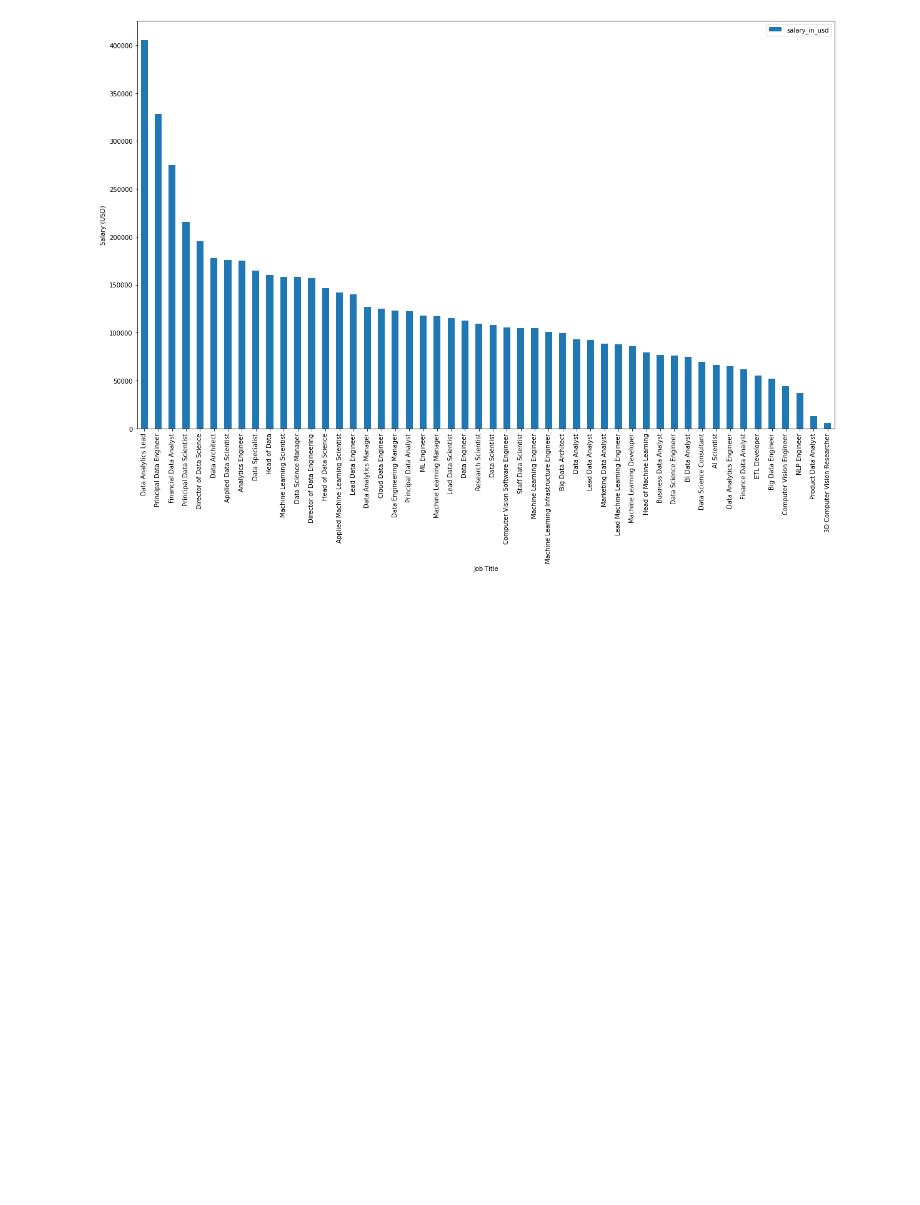
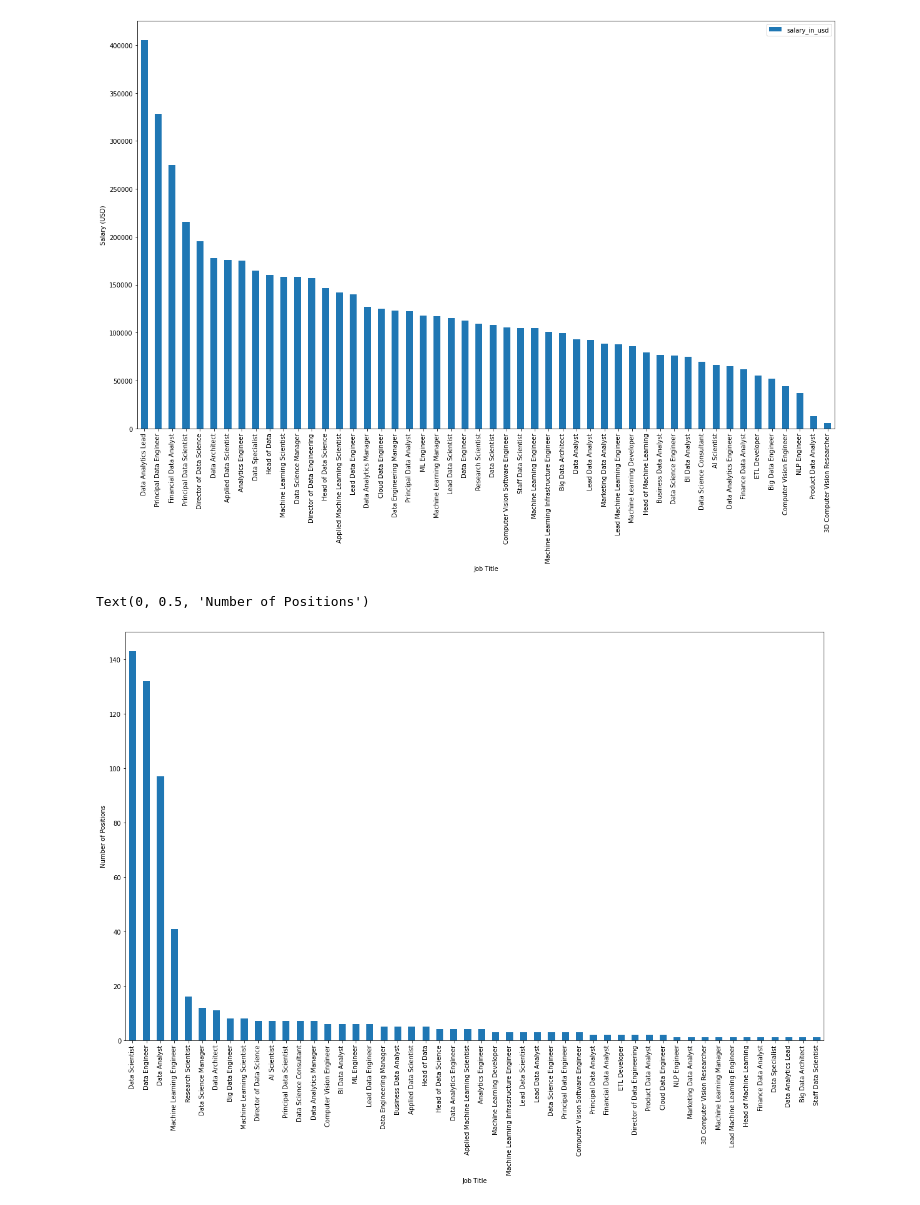
Before and after one commit to stephenjera/Kaggle-Projects, a Jupyter notebook: ds-salaries.ipynb, the cells around one changed output. Drawn from its saved outputs; the diff is of its cells as text; code cells hidden in the pictures; blank space fills up the shorter version.

```diff
--- a/ds-salaries.ipynb
+++ b/ds-salaries.ipynb
@@ -112,3 +113,13 @@ data.groupby('job_title').mean().sort_values(by='salary_in_usd', ascending=False
 # %% [output]
 <AxesSubplot:xlabel='Job Title', ylabel='Salary (USD)'>
 [figure]
+# %%
+# Get most popular jobs
+# Can sort by any column since they all have the same aggregated count from the group by
+data.groupby('job_title').count().sort_values(by='salary_in_usd', ascending=False).plot(kind='bar', y='salary_in_usd',figsize=(20, 12))
+plt.legend().remove()
+plt.xlabel('Job Title')
+plt.ylabel('Number of Positions')
+# %% [output]
+Text(0, 0.5, 'Number of Positions')
+[figure, added]
```
Also changed, not shown: parts of 3 cells of this notebook.
